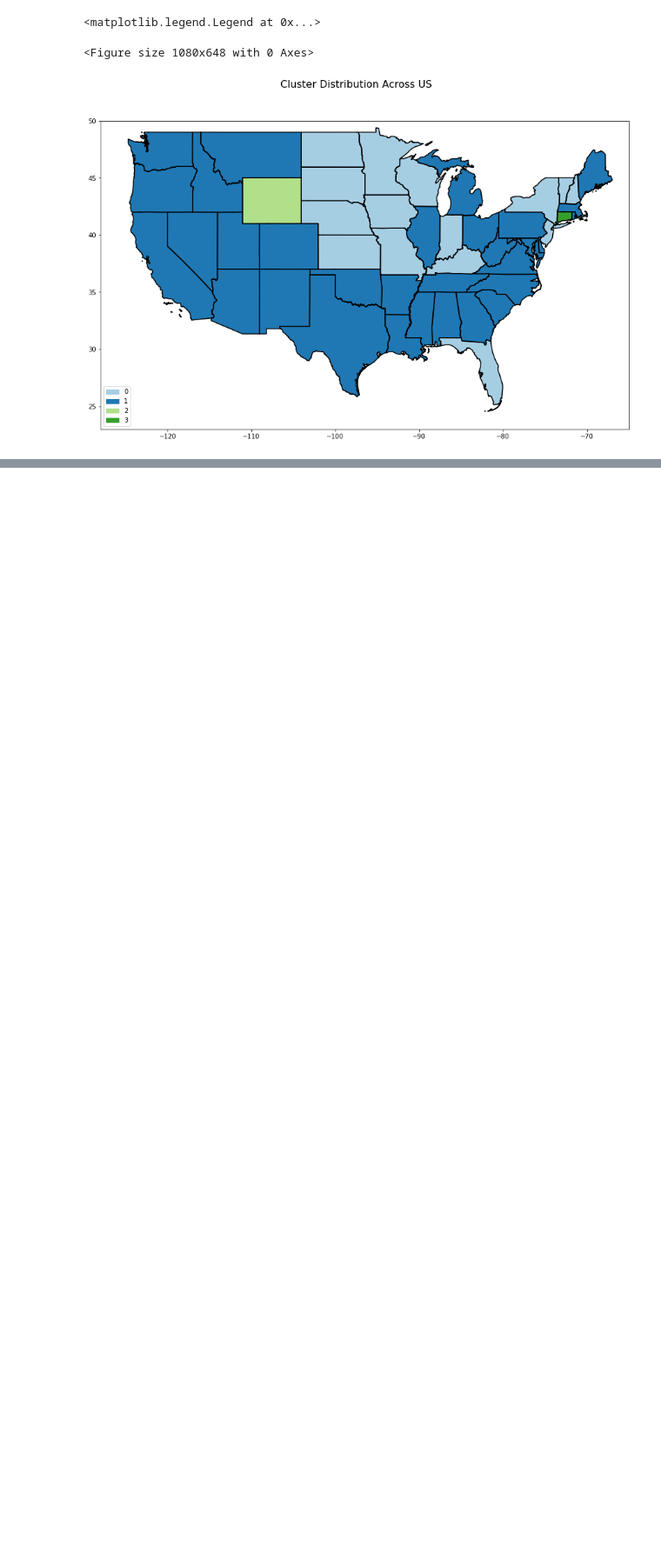
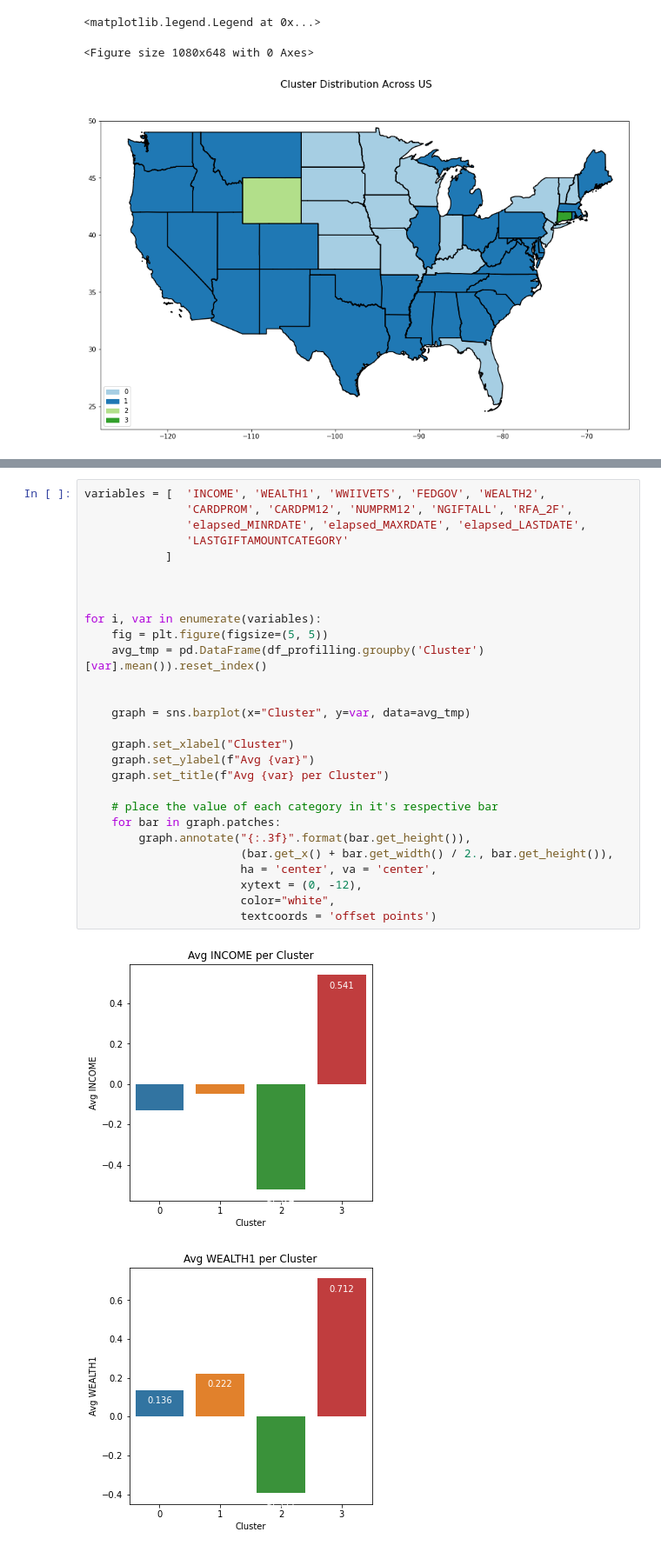
Before and after one commit to felipe-costa/MADS, a Jupyter notebook: Data Minning/Project_v2/Profilling_v1.0.ipynb, the cells around one changed output, grey strips where cells are left out. Shown at 87% size. Cells and saved outputs as stored; diff of their text form; blank space fills up the shorter version.

```diff
--- a/Data Minning/Project_v2/Profilling_v1.0.ipynb
+++ b/Data Minning/Project_v2/Profilling_v1.0.ipynb
@@ -193,0 +201,31 @@ plt.legend(handles=legends)
+# %%
+variables = [  'INCOME', 'WEALTH1', 'WWIIVETS', 'FEDGOV', 'WEALTH2',
+               'CARDPROM', 'CARDPM12', 'NUMPRM12', 'NGIFTALL', 'RFA_2F',
+               'elapsed_MINRDATE', 'elapsed_MAXRDATE', 'elapsed_LASTDATE',
+               'LASTGIFTAMOUNTCATEGORY'
+            ]
+
+
+
+for i, var in enumerate(variables):
+    fig = plt.figure(figsize=(5, 5))
+    avg_tmp = pd.DataFrame(df_profilling.groupby('Cluster')[var].mean()).reset_index()
+
+
+    graph = sns.barplot(x="Cluster", y=var, data=avg_tmp)
+
+    graph.set_xlabel("Cluster")
+    graph.set_ylabel(f"Avg {var}")
+    graph.set_title(f"Avg {var} per Cluster")
+
+    # place the value of each category in it's respective bar
+    for bar in graph.patches:
+        graph.annotate("{:.3f}".format(bar.get_height()),
+                       (bar.get_x() + bar.get_width() / 2., bar.get_height()),
+                       ha = 'center', va = 'center',
+                       xytext = (0, -12),
+                       color="white",
+                       textcoords = 'offset points')
+# %% [output]
+[figure, added]
+[figure, added]
```
Also changed, not shown: parts of 4 cells of this notebook, 2 other files.
